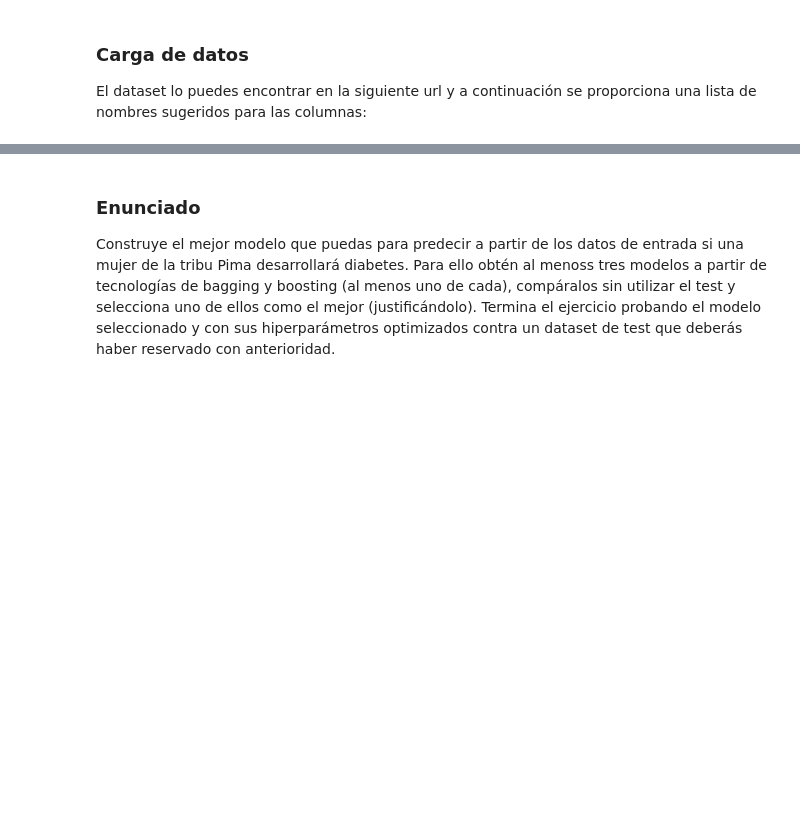
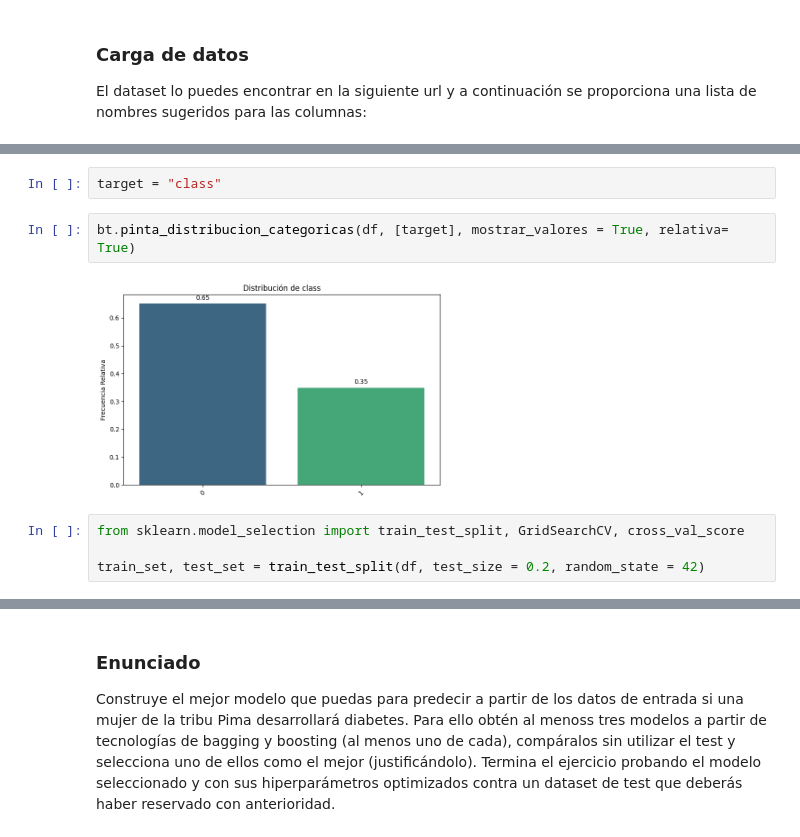
Before and after one commit to Fredmulato93/ONLINE_DS_THEBRIDGE_FRED_MULATO_93, a Jupyter notebook: 04_Machine_Learning/Sprint_11/Unidad_02/Practica_Obligatoria/18_Practica_Obligatoria_Ensamblado_de_modelos.ipynb, the cells around one changed output, grey strips where cells are left out. Cells and saved outputs as stored; diff of their text form; blank space fills up the shorter version.

```diff
--- a/04_Machine_Learning/Sprint_11/Unidad_02/Practica_Obligatoria/18_Practica_Obligatoria_Ensamblado_de_modelos.ipynb
+++ b/04_Machine_Learning/Sprint_11/Unidad_02/Practica_Obligatoria/18_Practica_Obligatoria_Ensamblado_de_modelos.ipynb
@@ -59,0 +122,10 @@ NameError: name 'df' is not defined
+# %%
+target = "class"
+# %%
+bt.pinta_distribucion_categoricas(df, [target], mostrar_valores = True, relativa= True)
+# %% [output]
+[figure, added]
+# %%
+from sklearn.model_selection import train_test_split, GridSearchCV, cross_val_score
+
+train_set, test_set = train_test_split(df, test_size = 0.2, random_state = 42)
```
Also changed, not shown: parts of 20 cells of this notebook, 6 other files.
